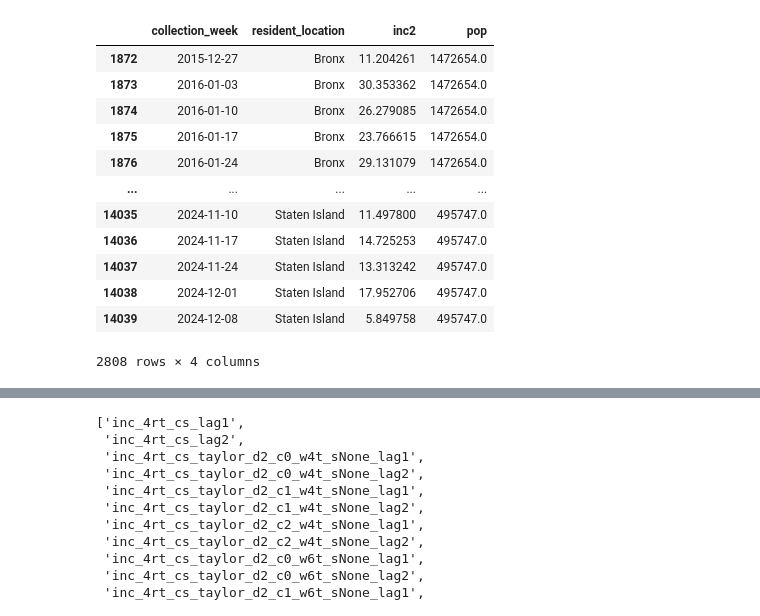
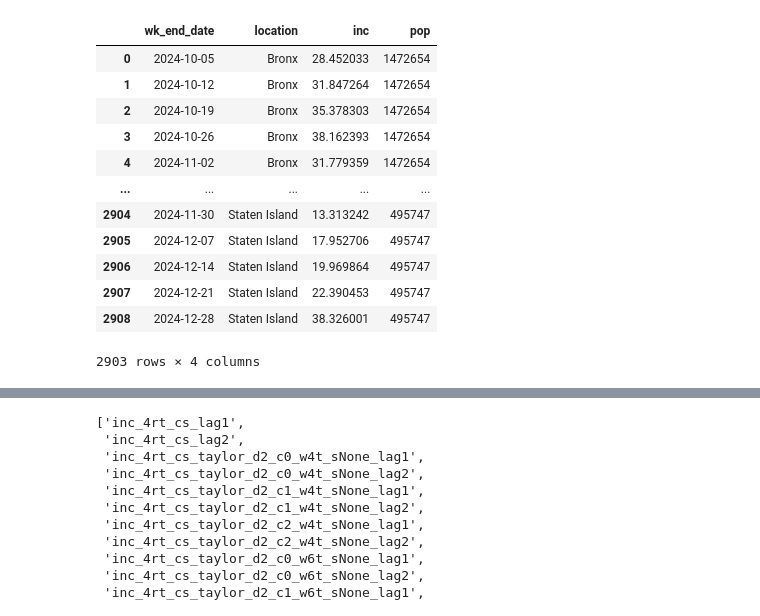
Before and after one commit to donga0223/City-Level-Forecasting, a Jupyter notebook: GBQR/code/GBM_ED_NYC.ipynb, the cells around one changed output, grey strips where cells are left out. Saved outputs shown, nothing was run; the diff lists cells and outputs as text; code cells hidden in the pictures.

```diff
--- a/GBQR/code/GBM_ED_NYC.ipynb
+++ b/GBQR/code/GBM_ED_NYC.ipynb
@@ -21,3 +21,25 @@ import lightgbm as lgb
 
 # https://github.com/reichlab/timeseriesutils
 from timeseriesutils import featurize
+# %%
+# config settings
+
+# date of forecast generation
+#forecast_date = datetime.today().date()
+forecast_date = "2024-10-13"
+ #"2024-11-24", "2024-12-22"
+
+# next Saturday: weekly forecasts are relative to this date
+ref_date = forecast_date - timedelta((forecast_date.weekday() + 2) % 7 - 7)
+print(f'reference date = {ref_date}')
+
+# maximum forecast horizon
+max_horizon = 5
+
+# bagging setup
+num_bags = 100
+bag_frac_samples = 0.7
+
+# quantile levels at which to generate predictions
+q_levels = [0.025, 0.05, 0.10, 0.25, 0.50, 0.75, 0.90, 0.95, 0.975]
+q_labels = ['0.025', '0.05', '0.1', '0.25', '0.5', '0.75',  '0.9', '0.95', '0.975']
@@ -28,6 +52,6 @@ import sys
 sys.path.append('/Users/dk29776/Dropbox/UTAustin/City-Level-Forecasting/GBM/code')
 import loader
 # %%
-dat = pd.read_csv('NYC_ED/data/NYC_ED_cleaned_daily_weekly.csv')
+dat = pd.read_csv('/Users/dk29776/Dropbox/UTAustin/flu-metrocast/target-data/oracle-output.csv')
 dat
 # %% [output]
@@ -47,4 +70,0 @@ dat
-# %%
-dat= dat[dat["age_group"] == "All age groups"]
-dat = dat[dat["Borough"] != 'Unknown']
-dat
@@ -65,23 +71,22 @@ dat
 # %%
-
-dat['inc2'] = dat['inc']/(dat['population']/ 100000)
-dat['collection_week'] = pd.to_datetime(dat['WeekStart'])
-dat = dat[dat['population'].notna()]
+dat['inc'] = dat['oracle_value']/(dat['population']/ 100000)
+dat['target_end_date'] = pd.to_datetime(dat['target_end_date'])
 dat.rename(columns={'population': 'pop'}, inplace=True)
-dat.rename(columns={'Borough': 'resident_location'}, inplace=True)
-dat = dat[['collection_week', 'resident_location', 'inc2', 'pop']]
+dat.rename(columns={'target_end_date': 'wk_end_date'}, inplace=True)
+dat = dat[['wk_end_date', 'location', 'inc', 'pop']]
+dat = dat[dat['wk_end_date'] < pd.Timestamp(ref_date)]
 dat
 # %% [output]
-|  | collection_week | resident_location | inc2 | pop |
-| 1872 | 2015-12-27 | Bronx | 11.204261 | 1472654.0 |
-| 1873 | 2016-01-03 | Bronx | 30.353362 | 1472654.0 |
-| 1874 | 2016-01-10 | Bronx | 26.279085 | 1472654.0 |
-| 1875 | 2016-01-17 | Bronx | 23.766615 | 1472654.0 |
-| 1876 | 2016-01-24 | Bronx | 29.131079 | 1472654.0 |
+|  | wk_end_date | location | inc | pop |
+| 0 | 2024-10-05 | Bronx | 28.452033 | 1472654 |
+| 1 | 2024-10-12 | Bronx | 31.847264 | 1472654 |
+| 2 | 2024-10-19 | Bronx | 35.378303 | 1472654 |
+| 3 | 2024-10-26 | Bronx | 38.162393 | 1472654 |
+| 4 | 2024-11-02 | Bronx | 31.779359 | 1472654 |
 | ... | ... | ... | ... | ... |
-| 14035 | 2024-11-10 | Staten Island | 11.497800 | 495747.0 |
-| 14036 | 2024-11-17 | Staten Island | 14.725253 | 495747.0 |
-| 14037 | 2024-11-24 | Staten Island | 13.313242 | 495747.0 |
-| 14038 | 2024-12-01 | Staten Island | 17.952706 | 495747.0 |
-| 14039 | 2024-12-08 | Staten Island | 5.849758 | 495747.0 |
+| 2904 | 2024-11-30 | Staten Island | 13.313242 | 495747 |
+| 2905 | 2024-12-07 | Staten Island | 17.952706 | 495747 |
+| 2906 | 2024-12-14 | Staten Island | 19.969864 | 495747 |
+| 2907 | 2024-12-21 | Staten Island | 22.390453 | 495747 |
+| 2908 | 2024-12-28 | Staten Island | 38.326001 | 495747 |
-2808 rows × 4 columns
+2903 rows × 4 columns
```
Also changed, not shown: parts of 26 cells of this notebook.
